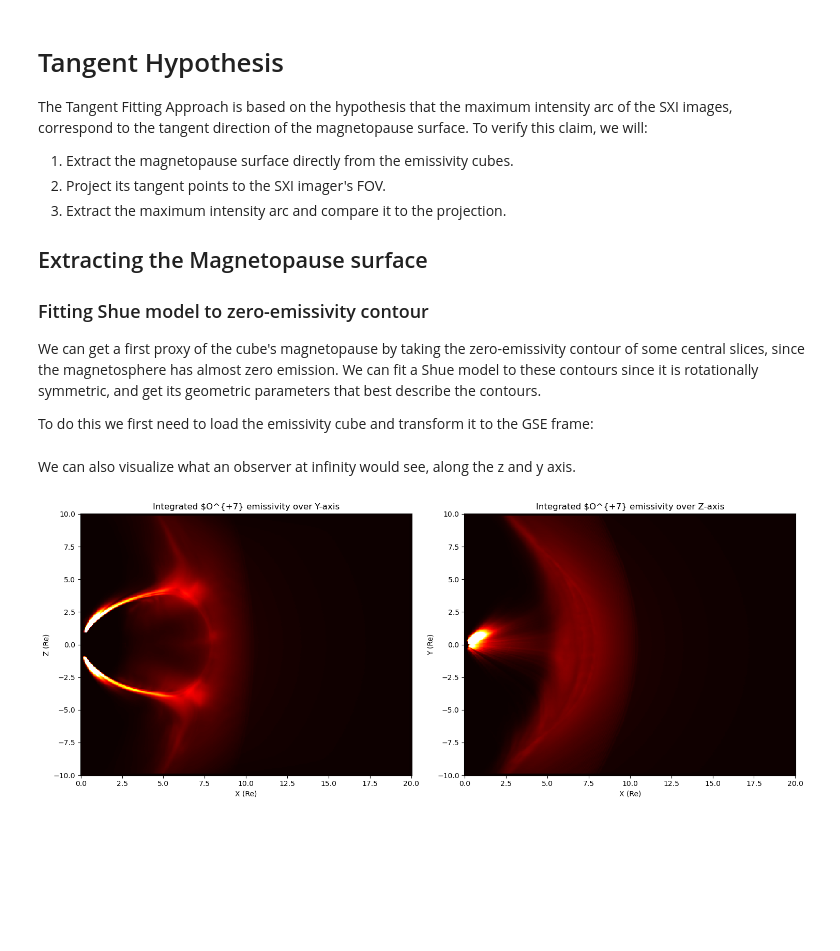
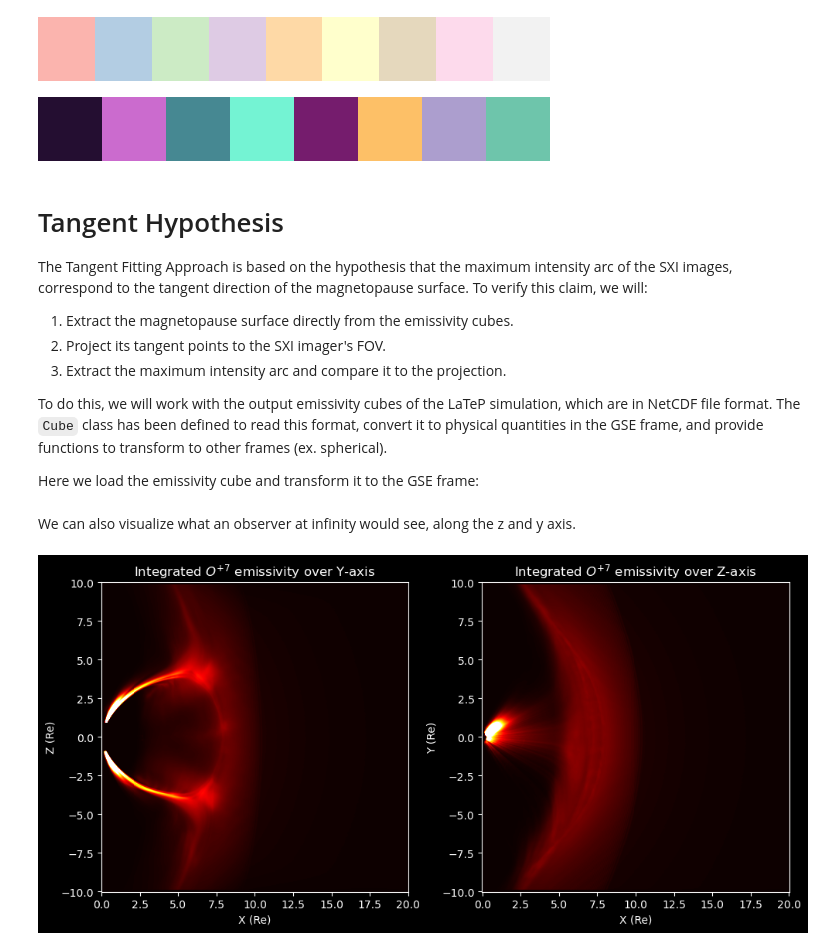
Before and after one commit to notanobis/SMILE-TFA, a Jupyter notebook: TangentHypothesis.ipynb, the cells around one changed output. Drawn from its saved outputs; the diff is of its cells as text; code cells hidden in the pictures; blank space fills up the shorter version.

Commit message:
zero_contours

```diff
--- a/TangentHypothesis.ipynb
+++ b/TangentHypothesis.ipynb
@@ -1,6 +1,22 @@
 # %%
 import numpy as np
+from scipy.optimize import curve_fit
+
 from matplotlib import pyplot as plt
+plt.style.use('dark_background')
+from pypalettes import load_cmap
+import warnings
+warnings.filterwarnings("ignore", category=DeprecationWarning)
+# %%
+cmap = plt.get_cmap('Pastel1')
+plt.get_cmap('Pastel1')
+# %% [output]
+[figure, added]
+# %%
+palette = load_cmap('Alexandrite')
+palette
+# %% [output]
+[figure, added]
 # %% [markdown]
 # Tangent Hypothesis
 
@@ -9,31 +25,29 @@ The Tangent Fitting Approach is based on the hypothesis that the maximum intensi
 2. Project its tangent points to the SXI imager's FOV.
 3. Extract the maximum intensity arc and compare it to the projection.
 
-## Extracting the Magnetopause surface
-### Fitting Shue model to zero-emissivity contour
-We can get a first proxy of the cube's magnetopause by taking the zero-emissivity contour of some central slices, since the magnetosphere has almost zero emission. We can fit a Shue model to these contours since it is rotationally symmetric, and get its geometric parameters that best describe the contours.
+To do this, we will work with the output emissivity cubes of the LaTeP simulation, which are in NetCDF file format. The `Cube` class has been defined to read this format, convert it to physical quantities in the GSE frame, and provide functions to transform to other frames (ex. spherical).
 
-To do this we first need to load the emissivity cube and transform it to the GSE frame:
+Here we load the emissivity cube and transform it to the GSE frame:
 # %%
 import ReadCube as readcube
-cube = readcube.Cube("LaTeP_OpenGGCM", 0.05)
+cube = readcube.Cube("LaTeP_OpenGGCM", step=0.05)
 Q_GSE = cube.Q_GSE()
 # %% [markdown]
 We can also visualize what an observer at infinity would see, along the z and y axis.
 # %%
 y_integration = cube.get_intengration(axis=1)
 z_integration = cube.get_intengration(axis=2)
 
-fig, axs = plt.subplots(1, 2, figsize=(15, 6))
+fig, axs = plt.subplots(1, 2, figsize=(10, 5))
 axs[0].pcolormesh(cube.x_GSE, cube.z_GSE,y_integration.T, cmap='hot',vmax =5e4)
-axs[0].set_title("Integrated $O^{+7} emissivity over Y-axis")
+axs[0].set_title("Integrated $O^{+7}$ emissivity over Y-axis")
 axs[0].set_xlabel("X (Re)")
 axs[0].set_ylabel("Z (Re)")
 axs[1].pcolormesh(cube.x_GSE, cube.y_GSE,z_integration.T, cmap='hot',vmax =5e4)
-axs[1].set_title("Integrated $O^{+7} emissivity over Z-axis")
+axs[1].set_title("Integrated $O^{+7}$ emissivity over Z-axis")
 axs[1].set_xlabel("X (Re)")
 axs[1].set_ylabel("Y (Re)")
 plt.tight_layout()
 plt.show()
 # %% [output]
-[figure, old version]
+[figure, new version]
```
Also changed, not shown: parts of 7 cells of this notebook, 1 other file.
